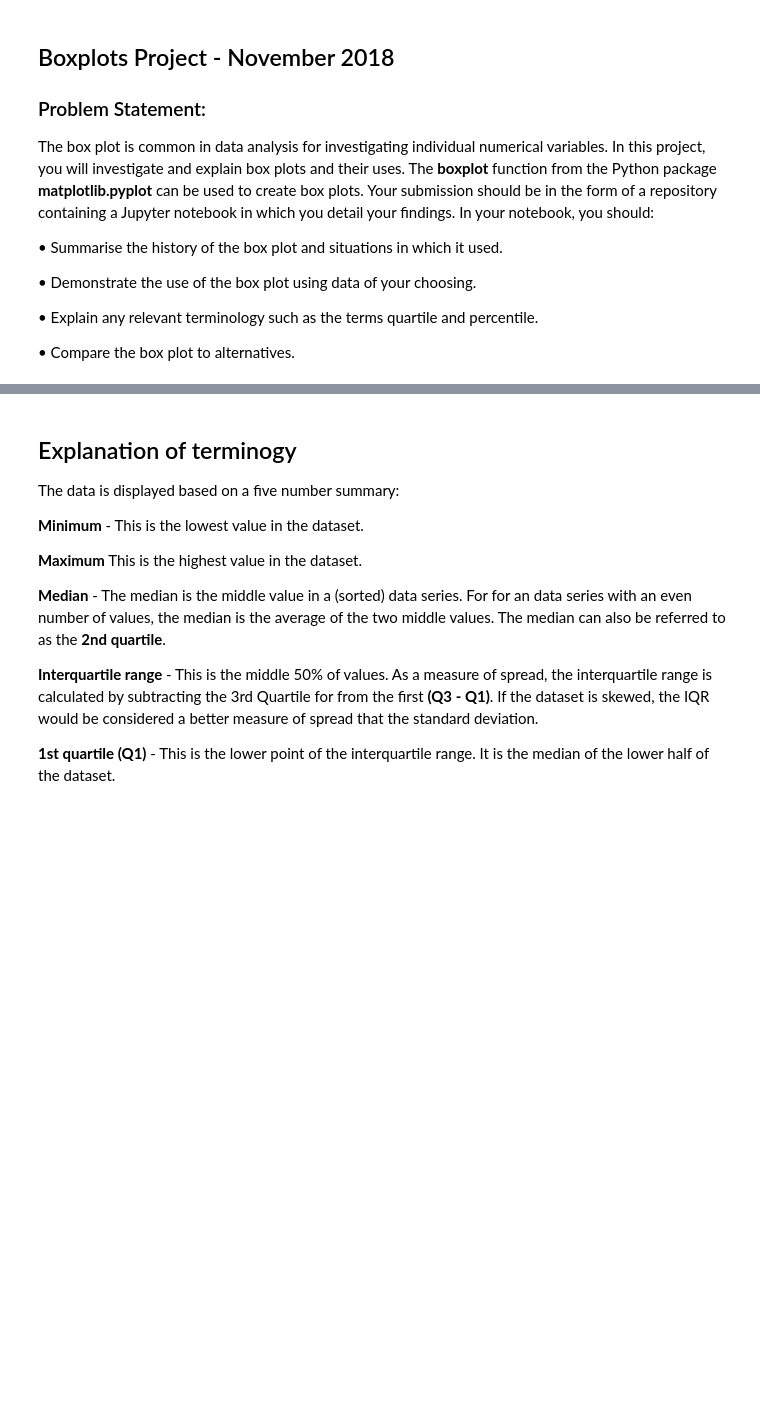
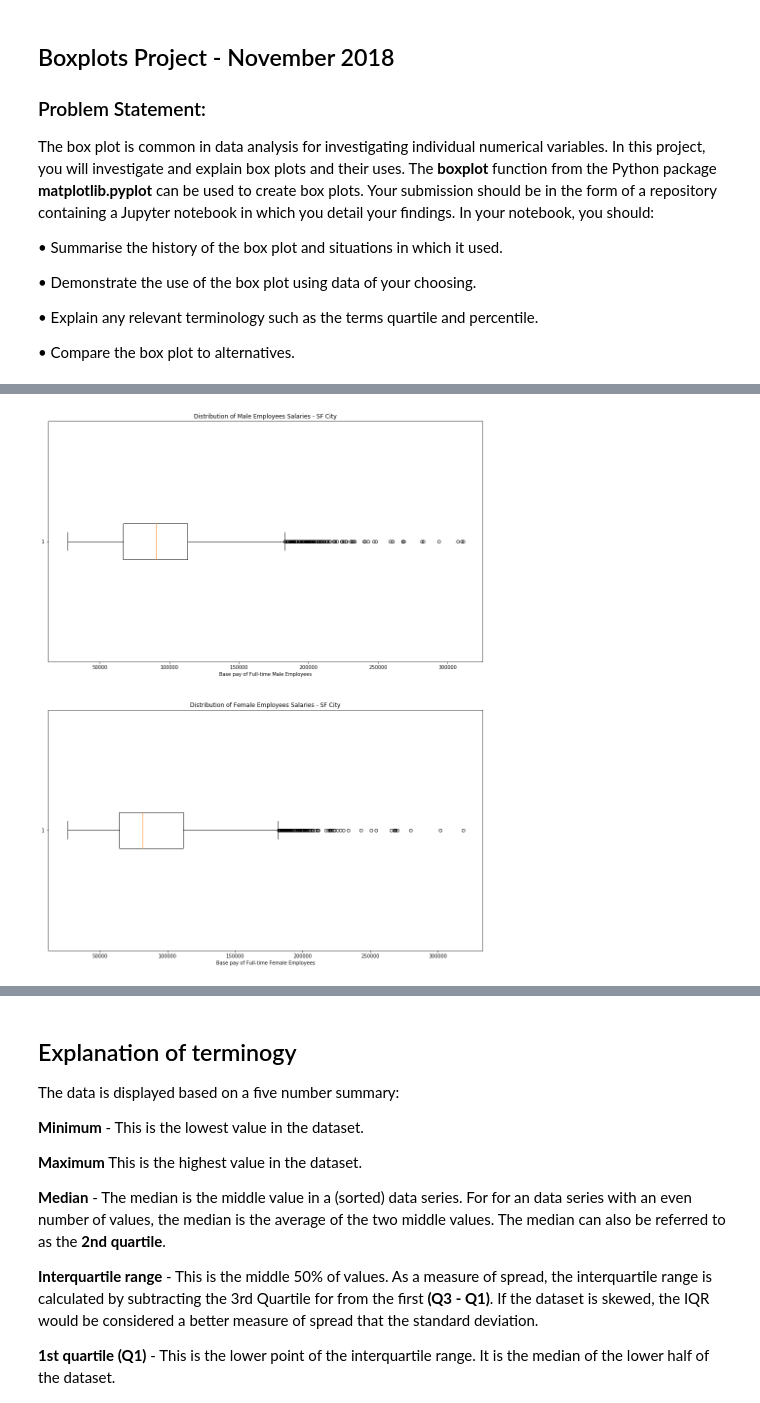
Before and after one commit to davesheils/Boxplots, a Jupyter notebook: Boxplots.ipynb, the cells around one changed output, grey strips where cells are left out. Saved outputs shown, nothing was run; the diff lists cells and outputs as text; code cells hidden in the pictures; blank space fills up the shorter version.

```diff
--- a/Boxplots.ipynb
+++ b/Boxplots.ipynb
@@ -131,0 +79,24 @@ List limitations of boxplots, and explore alternatives. e.g. histograms.
+# %%
+df = pd.read_csv('SF_salary_data_gender.csv')
+
+male = df[df['gender'] == 'male'] # select all rows from species where gender of employee == male
+female = df[df['gender'] == 'female'] # select all rows from species where gender of employee == female
+# %%
+# Now create two boxplots
+
+plt.figure(figsize=(16, 20)) # This sets the size of the individual plots
+
+plt.subplot(2,1,1)
+plt.boxplot(male['BasePay'], vert = False)
+plt.xlabel("Base pay of Full-time Male Employees")
+plt.title("Distribution of Male Employees Salaries - SF City")
+
+plt.subplot(2,1,2)
+plt.boxplot(female['BasePay'], vert = False)
+plt.xlabel("Base pay of Full-time Female Employees")
+plt.title("Distribution of Female Employees Salaries - SF City")
+
+
+plt.show()
+# %% [output]
+[figure, added]
```
Also changed, not shown: parts of 15 cells of this notebook, 3 other files.
